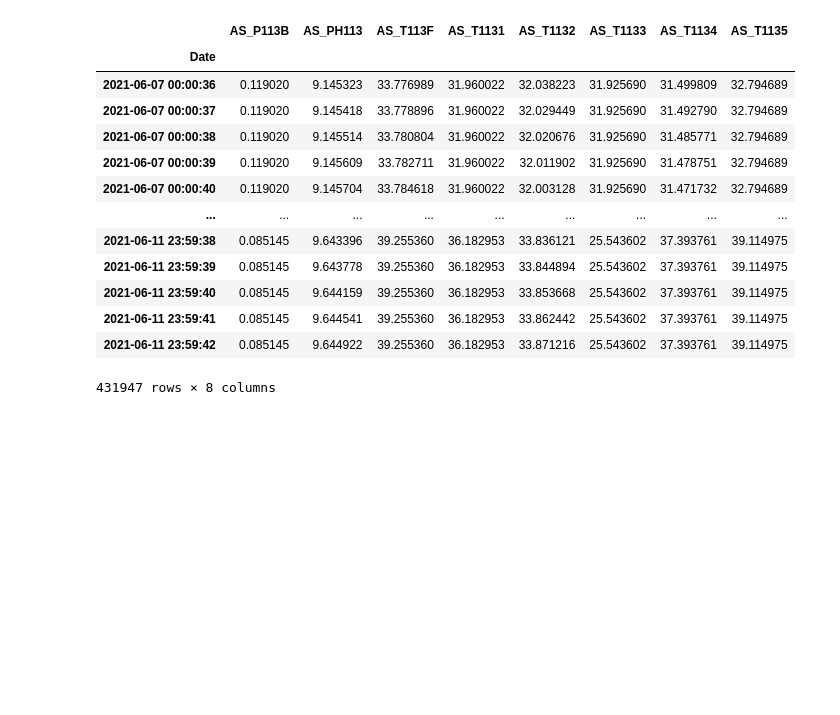
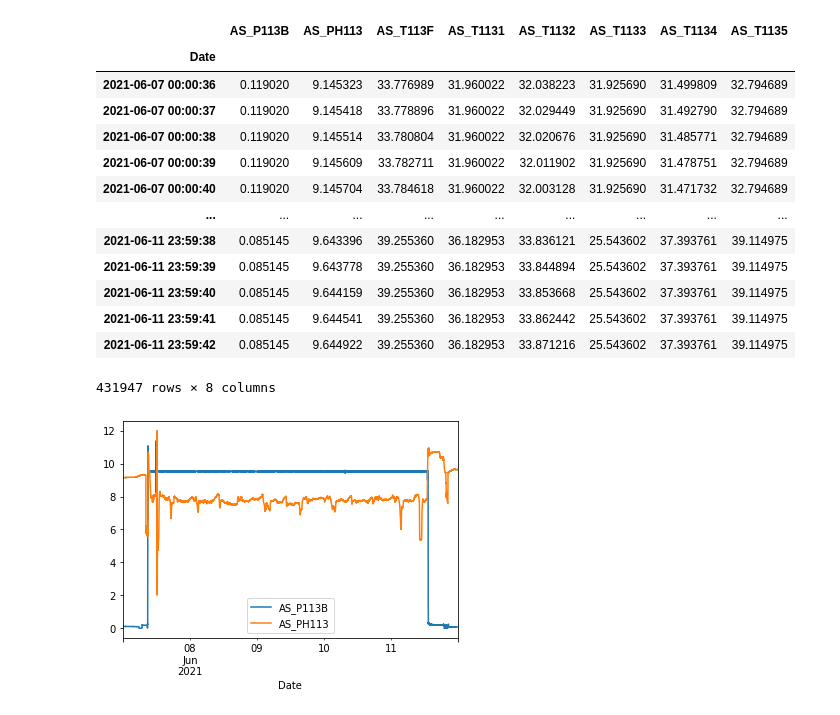
Before and after one commit to sipocz/XLS_Conv, a Jupyter notebook: xls_converter_class.ipynb, the cells around one changed output. Saved outputs shown, nothing was run; the diff lists cells and outputs as text; code cells hidden in the pictures; blank space fills up the shorter version.

```diff
--- a/xls_converter_class.ipynb
+++ b/xls_converter_class.ipynb
@@ -6,8 +6,9 @@ import os
 class XLS_timeseries:
     import pandas as pd
     import os
-    def __init__(self,fname):
-
+    def __init__(self,fname=""):
+        if fname=="":
+            return
         self.readfile(fname)
 
     def readfile(self,fname):
@@ -47,6 +48,7 @@ class XLS_timeseries:
             self.out_df_list.append(dftab)
         return self.out_df_list
 
+
     def df_concat(self):
         from pandas import concat
         dflist=self.out_df_list
@@ -58,6 +60,33 @@ class XLS_timeseries:
         out_df.dropna(inplace=True)
         self.DF=out_df
         return(out_df)
+
+    def plot(self,index):
+        if not (set(index).issubset(set(self.tabs))):
+            return ("Key subset not found!")
+        if len(self.DF.columns)<1:
+            return
+        plots=self.DF[index].plot()
+        return plots
+
+    def plotter(self,columnlist,colorlist=["b","r"]):
+        import matplotlib.pyplot as plt
+        df=self.DF
+        plt.figure()
+        plt.figure(figsize=(20,10))
+        plt.xticks(fontsize=12)
+        plt.yticks(fontsize=14)
+        plt.xlabel('time',fontsize=20)
+        plt.ylabel(columnlist,fontsize=20)
+        plt.title(f"{columnlist} vs. time",fontsize=20)
+        targets = columnlist
+
+
+        plt.scatter(df.index,df[columnlist[0]] , c = colorlist[0], s = 1,)
+        plt.scatter(df.index,df[columnlist[1]] , c = colorlist[1], s = 1,)
+
+        #plt.colorbar()
+        plt.legend(targets,prop={'size': 20})
 # %%
 !rm *.xlsx*
 urlname="https://github.com/sipocz/XLS_Conv/raw/main/U113_20210607.xlsx"
@@ -162,3 +191,7 @@ a.df_concat()
 | 2021-06-11 23:59:41 | 0.085145 | 9.644541 | 39.255360 | 36.182953 | 33.862442 | 25.543602 | 37.393761 | 39.114975 |
 | 2021-06-11 23:59:42 | 0.085145 | 9.644922 | 39.255360 | 36.182953 | 33.871216 | 25.543602 | 37.393761 | 39.114975 |
 431947 rows × 8 columns
+# %%
+plot1=a.plot(["AS_P113B","AS_PH113"]);
+# %% [output]
+[figure, added]
```
Also changed, not shown: parts of 13 cells of this notebook.
